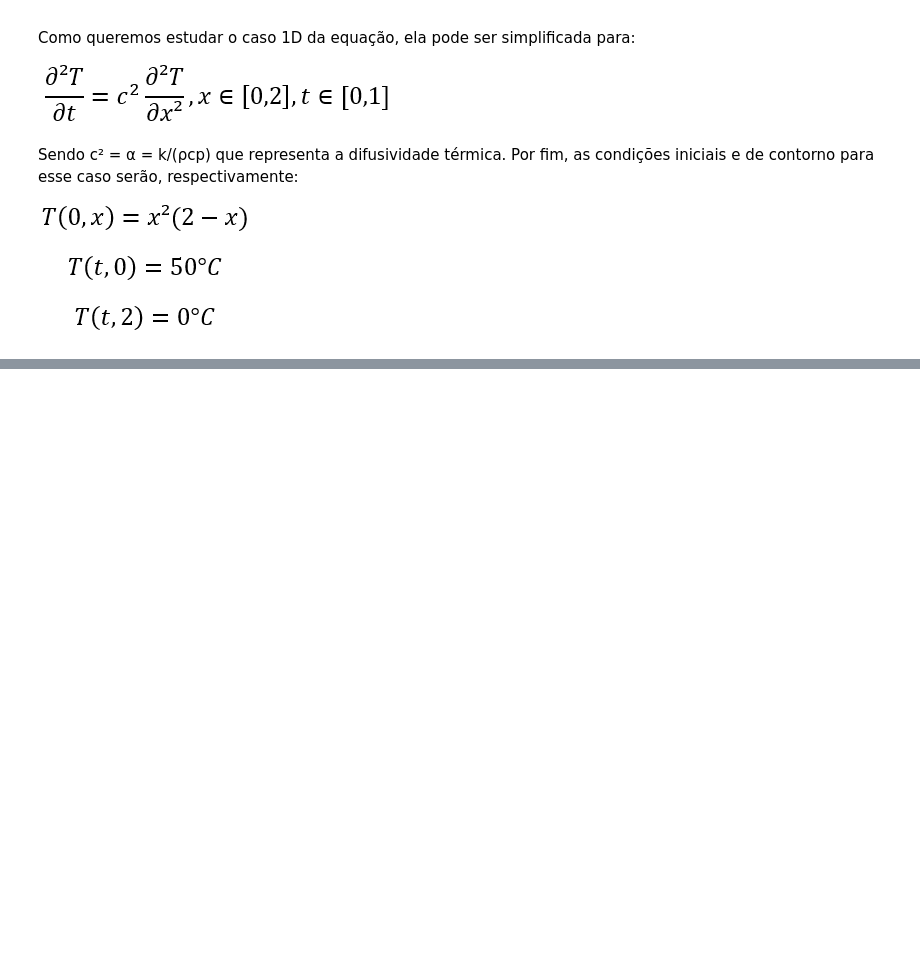
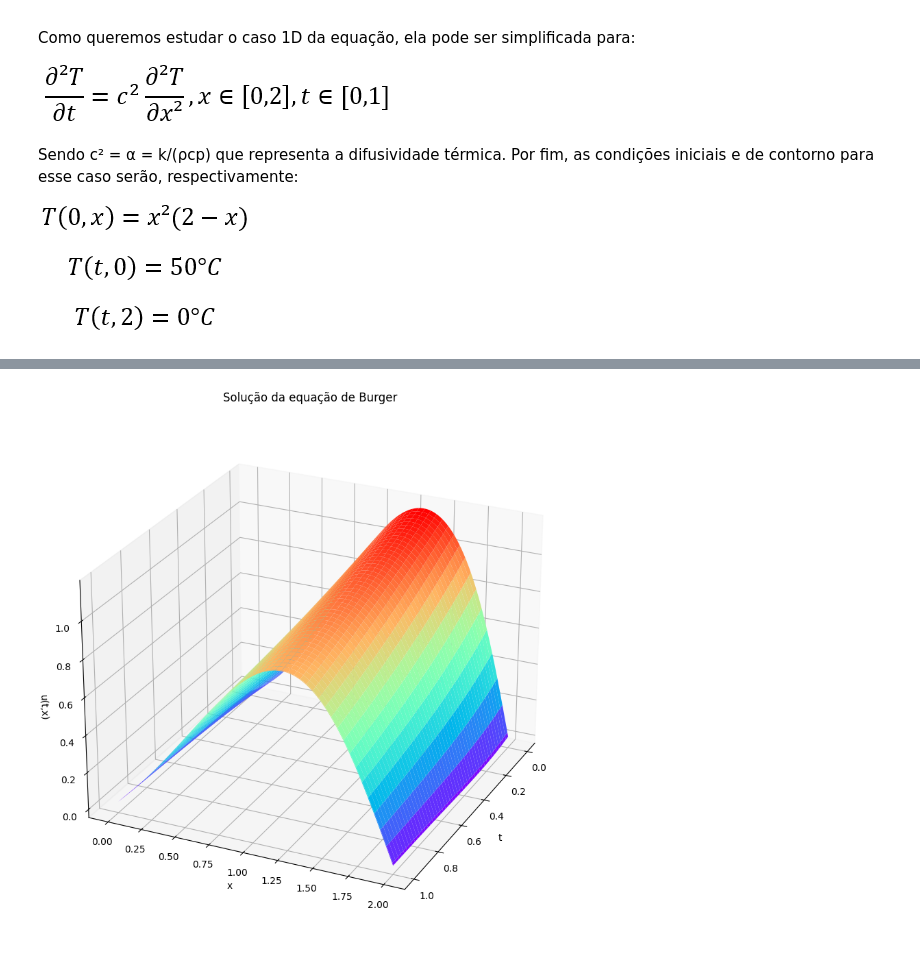
Before and after one commit to JoaoAlexandreFerreira/RNA, a Jupyter notebook: PINN_para_equação_do_calor_1D.ipynb, the cells around one changed output, grey strips where cells are left out. Saved outputs shown, nothing was run; the diff lists cells and outputs as text; code cells hidden in the pictures; blank space fills up the shorter version.

Commit message:
Agora funciona!

```diff
--- a/PINN_para_equação_do_calor_1D.ipynb
+++ b/PINN_para_equação_do_calor_1D.ipynb
@@ -199,0 +44,17 @@ ax1.tick_params(labelsize=15)
+# %%
+#Agora criando o modelo de Rede neural
+
+def modelopinn(nos, camadas_ocultas):
+  modelo = Sequential()
+  #Inserindo o numero de variaveis de entrada
+  modelo.add(Input(2))
+  #Escala de entrada, mapeando os pontos de maximo e minimo
+  modelo.add(keras.layers.Lambda(
+      lambda x: 2.0*(x - lb)/(ub - lb) - 1.0
+  ))
+  for i in range(camadas_ocultas):
+        modelo.add(Dense(nos, activation='tanh', kernel_initializer=GlorotNormal())) #camada oculta
+
+  modelo.add(Dense(1)) #camada de saída
+  modelo.summary()
+  return modelo
@@ -199,0 +176,4 @@ ax1.tick_params(labelsize=15)
+# %%
+modelo = modelopinn(20,8) #8 nós com 20 camadas ocultas
+
+otimizador = Adam(learning_rate = 0.001)
@@ -199,0 +245,23 @@ ax1.tick_params(labelsize=15)
+# %%
+N = 600
+tspace = np.linspace(lb[0], ub[0], N + 1)
+xspace = np.linspace(lb[1], ub[1], N + 1)
+T, X = np.meshgrid(tspace, xspace)
+Xgrid = np.vstack([T.flatten(),X.flatten()]).T
+
+#Realizando predição
+upred = modelo(Xgrid)
+
+U = upred.numpy().reshape(N+1,N+1)
+# %%
+fig = plt.figure(figsize=(10,12))
+ax = fig.add_subplot(111, projection='3d')
+ax.plot_surface(T, X, U, cmap='rainbow');
+ax.view_init(25,25)
+ax.set_xlabel('t')
+ax.set_ylabel('x')
+ax.set_zlabel('u(t,x)')
+ax.set_title('Solução da equação de Burger');
+plt.show()
+# %% [output]
+[figure, added]
```
Also changed, not shown: parts of 20 cells of this notebook.
